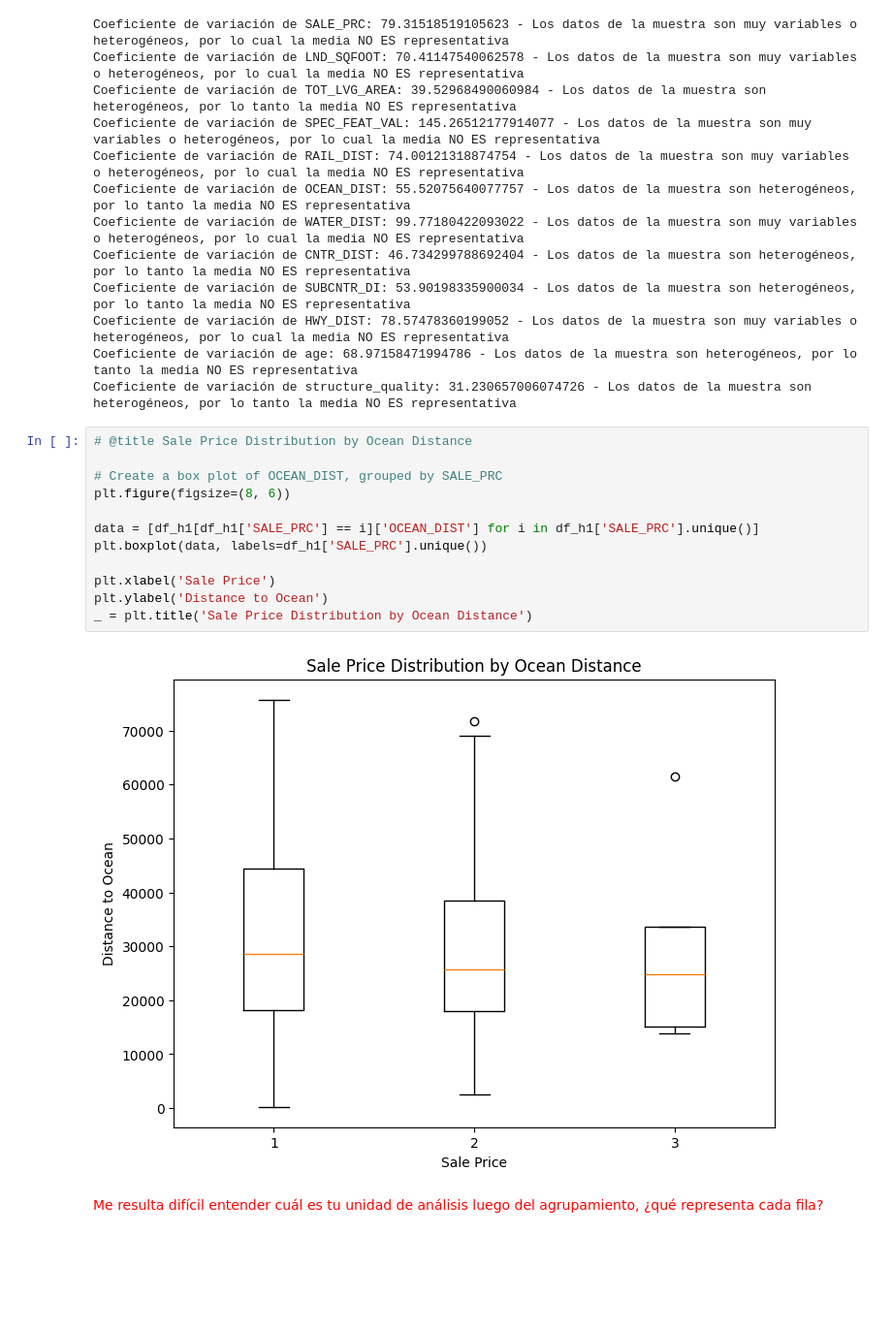
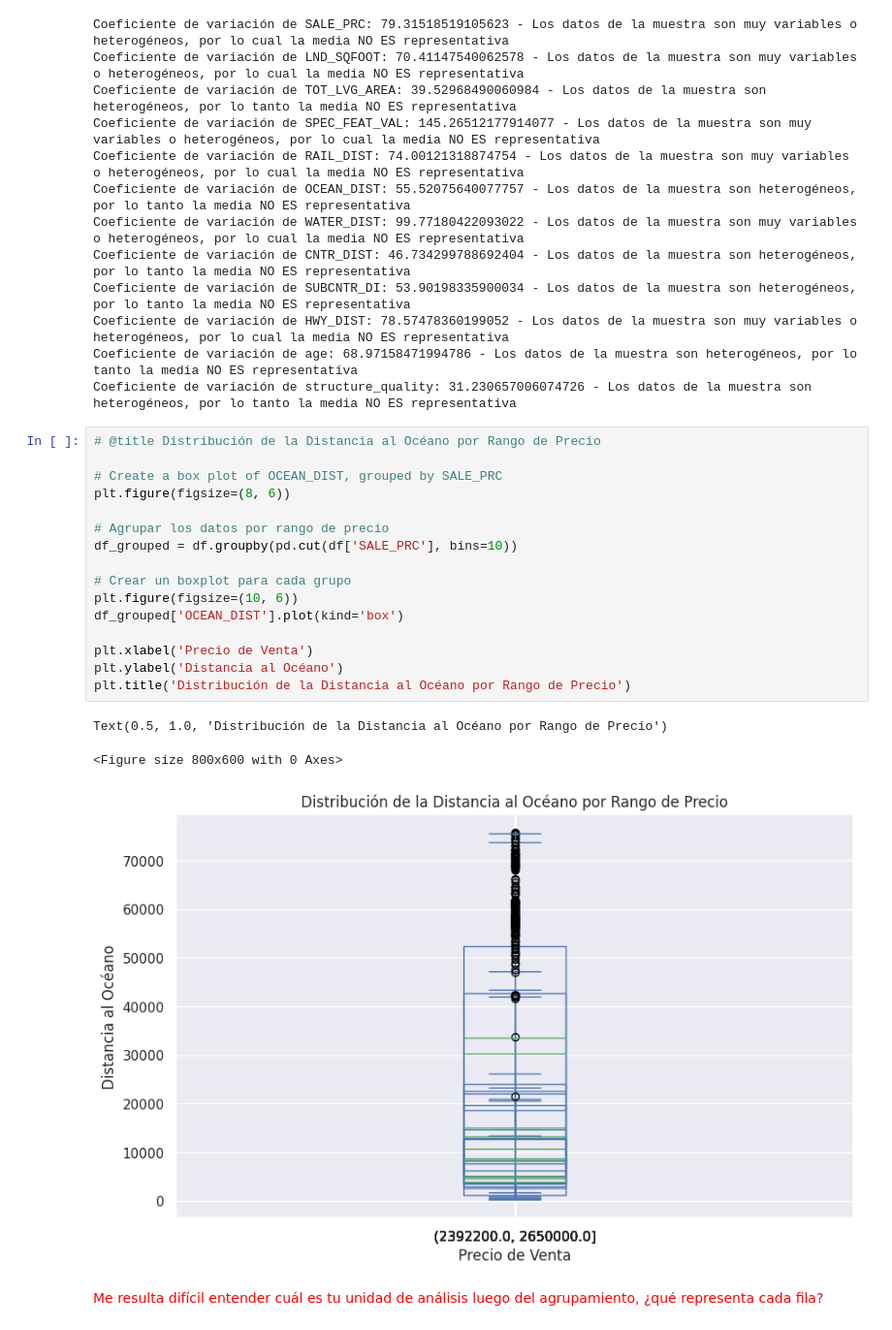
Before and after one commit to ileanacoletta/PF_Ileana_Coletta, a Jupyter notebook: PF_1_02.ipynb, the cells around one changed output. Shown at 97% size. Cells and saved outputs as stored; diff of their text form; blank space fills up the shorter version.

```diff
--- a/PF_1_02.ipynb
+++ b/PF_1_02.ipynb
@@ -546,20 +534,26 @@ Coeficiente de variación de SUBCNTR_DI: 53.90198335900034 - Los datos de la mue
 Coeficiente de variación de HWY_DIST: 78.57478360199052 - Los datos de la muestra son muy variables o heterogéneos, por lo cual la media NO ES representativa
 Coeficiente de variación de age: 68.97158471994786 - Los datos de la muestra son heterogéneos, por lo tanto la media NO ES representativa
 Coeficiente de variación de structure_quality: 31.230657006074726 - Los datos de la muestra son heterogéneos, por lo tanto la media NO ES representativa
-# %%
-# @title Sale Price Distribution by Ocean Distance
-
-# Create a box plot of OCEAN_DIST, grouped by SALE_PRC
-plt.figure(figsize=(8, 6))
-
-data = [df_h1[df_h1['SALE_PRC'] == i]['OCEAN_DIST'] for i in df_h1['SALE_PRC'].unique()]
-plt.boxplot(data, labels=df_h1['SALE_PRC'].unique())
-
-plt.xlabel('Sale Price')
-plt.ylabel('Distance to Ocean')
-_ = plt.title('Sale Price Distribution by Ocean Distance')
-# %% [output]
-[figure, removed]
+# %%
+# @title Distribución de la Distancia al Océano por Rango de Precio
+
+# Create a box plot of OCEAN_DIST, grouped by SALE_PRC
+plt.figure(figsize=(8, 6))
+
+# Agrupar los datos por rango de precio
+df_grouped = df.groupby(pd.cut(df['SALE_PRC'], bins=10))
+
+# Crear un boxplot para cada grupo
+plt.figure(figsize=(10, 6))
+df_grouped['OCEAN_DIST'].plot(kind='box')
+
+plt.xlabel('Precio de Venta')
+plt.ylabel('Distancia al Océano')
+plt.title('Distribución de la Distancia al Océano por Rango de Precio')
+# %% [output]
+Text(0.5, 1.0, 'Distribución de la Distancia al Océano por Rango de Precio')
+<Figure size 800x600 with 0 Axes>
+[figure, added]
 # %% [markdown]
 <font color='red'> Me resulta difícil entender cuál es tu unidad de análisis luego del agrupamiento, ¿qué representa cada fila?
 # %% [markdown]
```
Also changed, not shown: parts of 21 cells of this notebook.
